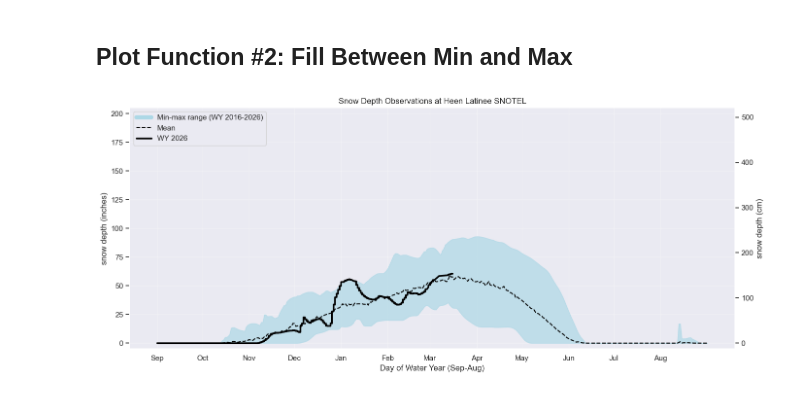
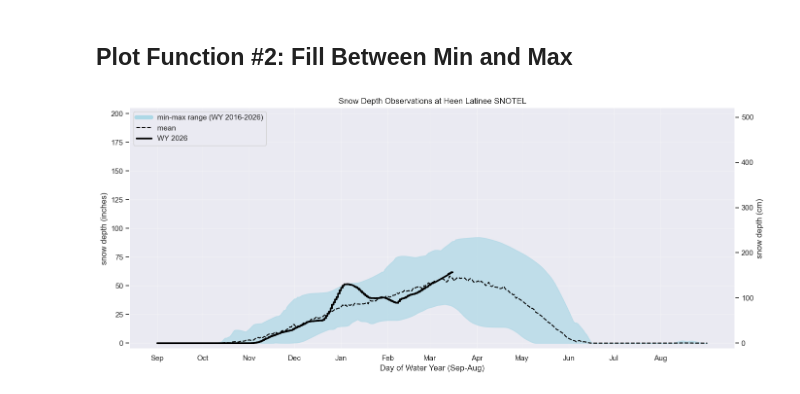
Before and after one commit to cassielumbrazo/snowdepth_teleconnections, a Jupyter notebook: 4_plot_by_wateryear_function.ipynb, the cells around one changed output. Cells and saved outputs as stored; diff of their text form; code cells hidden in the pictures.

```diff
--- a/4_plot_by_wateryear_function.ipynb
+++ b/4_plot_by_wateryear_function.ipynb
@@ -516,7 +566,7 @@ def plot_snowdepth_with_minmax_envelope(
         max_by_day.values,
         color='lightblue',
         alpha=0.7,
-        label=f'Min-max range (WY {min(water_years)}-{highlight_wy})',
+        label=f'min-max range (WY {min(water_years)}-{highlight_wy})',
     )
 
     ax_in.plot(
@@ -525,7 +575,7 @@ def plot_snowdepth_with_minmax_envelope(
         color='black',
         linestyle='--',
         linewidth=1.5,
-        label='Mean',
+        label='mean',
     )
 
     year_data = plot_df[plot_df['wy'] == highlight_wy]
@@ -567,8 +617,8 @@ def plot_snowdepth_with_minmax_envelope(
     ax_in.grid(True, alpha=0.3)
 
     legend_elements = [
-        Line2D([0], [0], color='lightblue', lw=6, label=f'Min-max range (WY {min(water_years)}-{highlight_wy})'),
-        Line2D([0], [0], color='black', linestyle='--', lw=1.5, label='Mean'),
+        Line2D([0], [0], color='lightblue', lw=6, label=f'min-max range (WY {min(water_years)}-{highlight_wy})'),
+        Line2D([0], [0], color='black', linestyle='--', lw=1.5, label='mean'),
         Line2D([0], [0], color='black', lw=2.5, label=f'WY {highlight_wy}'),
     ]
     ax_in.legend(handles=legend_elements, loc='upper left')
@@ -598,8 +648,8 @@ def plot_snowdepth_with_minmax_envelope(
 # %%
 plot_snowdepth_with_minmax_envelope(
     df,
-    depth_col='heen_smooth_002',
+    depth_col='heen_smooth_005',
     highlight_wy=2026,
 )
 # %% [output]
-[figure, old version]
+[figure, new version]
```
Also changed, not shown: parts of 7 cells of this notebook.
